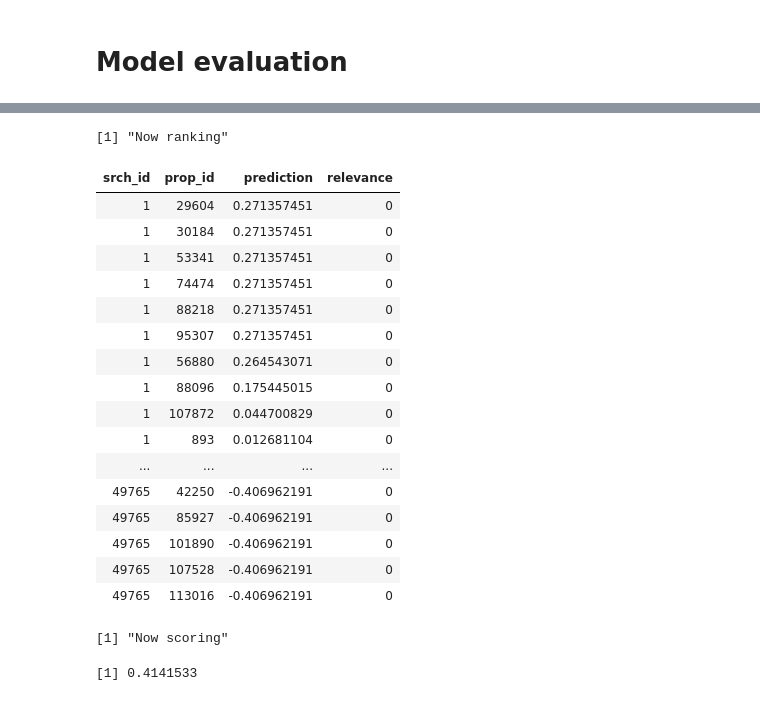
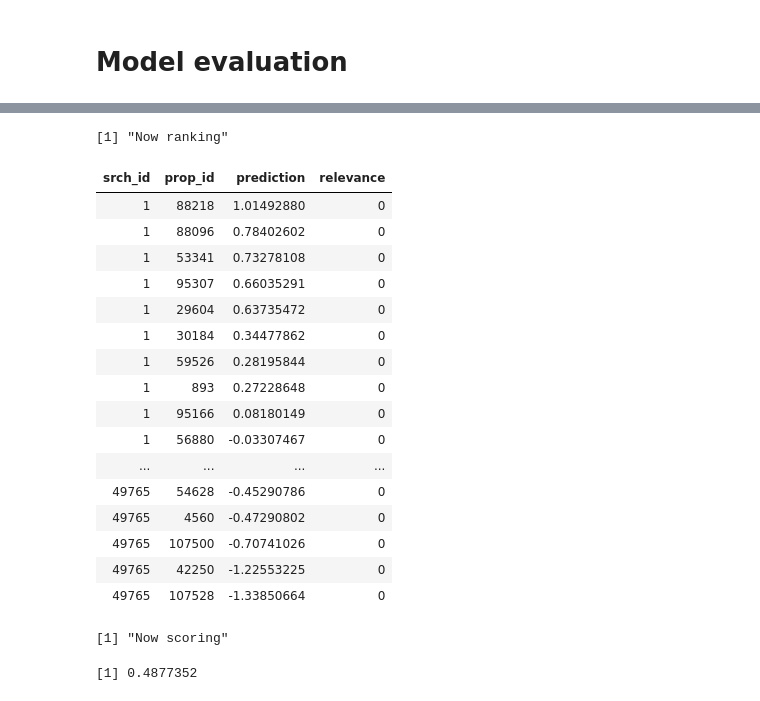
Before and after one commit to silesbu/dmt41, a Jupyter notebook: assignment2/R_lambdamart_model.ipynb, the cells around one changed output, grey strips where cells are left out. Drawn from its saved outputs; the diff is of its cells as text; code cells hidden in the pictures.

```diff
--- a/assignment2/R_lambdamart_model.ipynb
+++ b/assignment2/R_lambdamart_model.ipynb
@@ -31,7 +33,6 @@ rank_prediction <- function(df){
         - relevance (relevance score for calculating the NDCG of the test set)
     "
 
-    #order.df <- df[,c("srch_id","prediction")]
     res <- df[order(df$srch_id,df$prediction,decreasing=c(FALSE,TRUE)),]
 
     rownames(res) <- NULL
@@ -40,7 +41,8 @@ rank_prediction <- function(df){
 }
 
 ndcg_score <- function(i,data){
-    group <- data[data[,"srch_id"] == i,]
+    #group <- data[data[,"srch_id"] == i,]
+    group <- subset(data,srch_id == i)
 
     #dcg <- (2^group[,"relevance"] - 1) / log2((1:nrow(group))+1)
     #idcg <- (2^group[order(group$relevance,decreasing=TRUE),"relevance"] - 1) / log2((1:nrow(group))+1)
@@ -60,6 +62,7 @@ ndcg_mean <- function(df){
         - srch_id (the search IDs)
         - relevance (relevance score for calculating the NDCG of the test set)
     "
+
     ndcg <- sapply(unique(df[,"srch_id"]),data=df,FUN=ndcg_score)
     return(mean(ndcg,na.rm = TRUE))
 }
@@ -181,9 +188,10 @@ types
 # %%
+# Load the data with the correct attributes
+
 columns <- col_list(trainNames,trainNames,types)
 
 train <- read.csv(trainPath,colClasses=columns)
 valid <- read.csv(validPath,colClasses=columns)
 
-full <- rbind(train,valid)
-
+columns <- col_list(testNames,trainNames,types)
 test <- read.csv(testPath,colClasses=columns)
@@ -230,2 +254,27 @@ gbm.model <- gbm(relevance~ price_usd+prop_location_score2+random_bool,
+# %%
+# Train more trees if needed
+if(FALSE){
+    num <- 10000
+    gbm.model <- gbm.more(gbm.model,n.new.trees = num,verbose=TRUE)
+    tree_num <- tree_num + num
+}
 # %% [markdown]
 # Model evaluation
+# %%
+# Get best iteration using Out-Of-Sample estimate (see documentation on gbm.perf method "test")
+best.iter <- gbm.perf(gbm.model, plot.it=FALSE, method="test")
+
+print(best.iter)
+
+# Make a pretty plot of the performance curve
+df <- rbind(data.frame(error=gbm.model$train.error,
+                       iterations=c(1:length(gbm.model$train.error)),name="training"),
+            data.frame(error=gbm.model$valid.error,
+                       iterations=c(1:length(gbm.model$valid.error)),name="validation"))
+
+ggplot(df,aes(x=iterations,y=error,colour=name)) + geom_line() +
+scale_color_manual(values=c("black", "red")) +
+geom_vline(aes(xintercept=best.iter),linetype="dashed",colour="blue") +
+theme(plot.title = element_text(hjust = 0.5)) +
+labs(title="Out-of-sample estimates", x="iterations",
+     y="Normalized Discounted Cumulative Gain (loss function)",colour="Data")
@@ -232,40 +284,39 @@ gbm.model <- gbm(relevance~ price_usd+prop_location_score2+random_bool,
 # %%
-gbm.test <- subset(test, select=c(-position,-click_bool,-gross_bookings_usd,-booking_bool,-ignored_bool,
-                                    -visitor_hist_starrating,-visitor_hist_adr_usd))
+# Predict test set using the trained model
+predictions <- predict(gbm.model,gbm.test,n.trees=best.iter)
 
-predictions <- predict(gbm.model,gbm.test,n.trees=1000)
-
+# Construct data.frame with correct format and columns
 predictions.df <- data.frame(srch_id=as.numeric(as.character(gbm.test$srch_id)),
                              prop_id=as.numeric(as.character(gbm.test$prop_id)),
                              prediction=predictions,relevance=gbm.test$relevance)
 
 print("Now ranking")
 
 ranking <- rank_prediction(predictions.df)
 
 ranking
 
 print("Now scoring")
 
 ndcg_mean(ranking)
 # %% [output]
 [1] "Now ranking"
 | srch_id | prop_id | prediction | relevance |
-| 1 | 29604 | 0.271357451 | 0 |
-| 1 | 30184 | 0.271357451 | 0 |
-| 1 | 53341 | 0.271357451 | 0 |
-| 1 | 74474 | 0.271357451 | 0 |
-| 1 | 88218 | 0.271357451 | 0 |
-| 1 | 95307 | 0.271357451 | 0 |
-| 1 | 56880 | 0.264543071 | 0 |
-| 1 | 88096 | 0.175445015 | 0 |
-| 1 | 107872 | 0.044700829 | 0 |
-| 1 | 893 | 0.012681104 | 0 |
+| 1 | 88218 | 1.01492880 | 0 |
+| 1 | 88096 | 0.78402602 | 0 |
+| 1 | 53341 | 0.73278108 | 0 |
+| 1 | 95307 | 0.66035291 | 0 |
+| 1 | 29604 | 0.63735472 | 0 |
+| 1 | 30184 | 0.34477862 | 0 |
+| 1 | 59526 | 0.28195844 | 0 |
+| 1 | 893 | 0.27228648 | 0 |
+| 1 | 95166 | 0.08180149 | 0 |
+| 1 | 56880 | -0.03307467 | 0 |
 | ... | ... | ... | ... |
-| 49765 | 42250 | -0.406962191 | 0 |
-| 49765 | 85927 | -0.406962191 | 0 |
-| 49765 | 101890 | -0.406962191 | 0 |
-| 49765 | 107528 | -0.406962191 | 0 |
-| 49765 | 113016 | -0.406962191 | 0 |
+| 49765 | 54628 | -0.45290786 | 0 |
+| 49765 | 4560 | -0.47290802 | 0 |
+| 49765 | 107500 | -0.70741026 | 0 |
+| 49765 | 42250 | -1.22553225 | 0 |
+| 49765 | 107528 | -1.33850664 | 0 |
 [1] "Now scoring"
-[1] 0.4141533
+[1] 0.4877352
```
Also changed, not shown: parts of 10 cells of this notebook, 2 other files.
